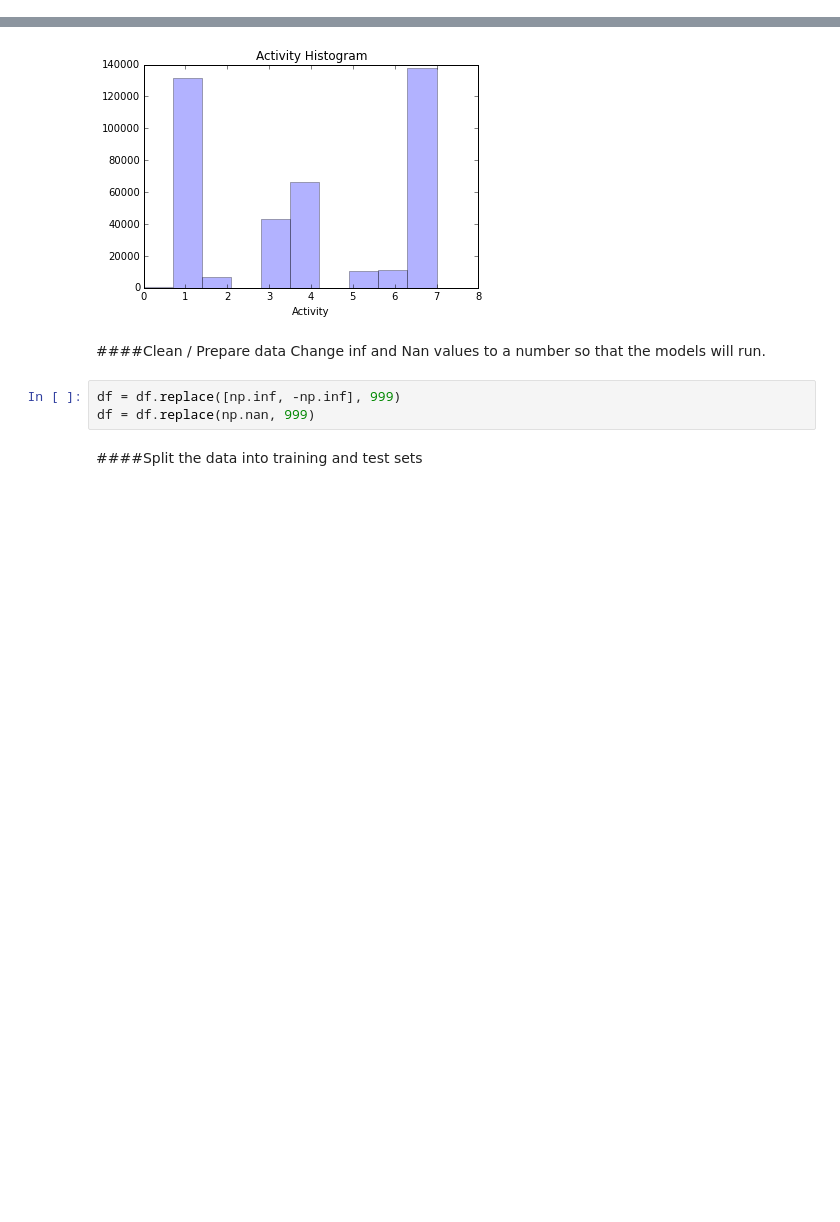
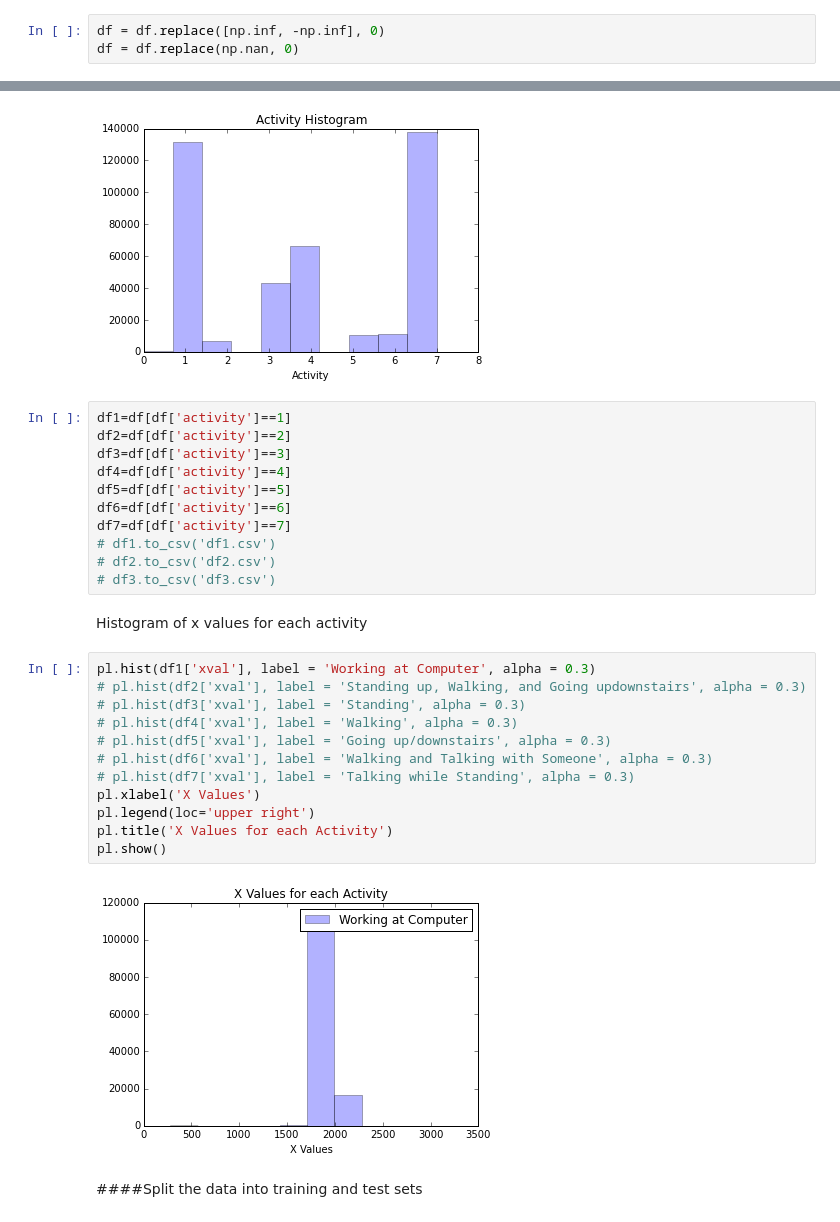
Before and after one commit to molliemarie/DS-Projects, a Jupyter notebook: Accelerometer/accelerometer2.ipynb, the cells around one changed output, grey strips where cells are left out. Drawn from its saved outputs; the diff is of its cells as text; blank space fills up the shorter version.

Commit message:
adding plots

```diff
--- a/Accelerometer/accelerometer2.ipynb
+++ b/Accelerometer/accelerometer2.ipynb
@@ -295,0 +299,3 @@ list(df.columns.values)
+# %%
+df = df.replace([np.inf, -np.inf], 0)
+df = df.replace(np.nan, 0)
@@ -300,12 +310,33 @@ pl.title('Activity Histogram')
 pl.show()
 # %% [output]
 [figure]
-# %% [markdown]
-####Clean / Prepare data
-Change inf and Nan values to a number so that the models will run.
-# %%
-df = df.replace([np.inf, -np.inf], 999)
-df = df.replace(np.nan, 999)
+# %%
+df1=df[df['activity']==1]
+df2=df[df['activity']==2]
+df3=df[df['activity']==3]
+df4=df[df['activity']==4]
+df5=df[df['activity']==5]
+df6=df[df['activity']==6]
+df7=df[df['activity']==7]
+# df1.to_csv('df1.csv')
+# df2.to_csv('df2.csv')
+# df3.to_csv('df3.csv')
+# %% [markdown]
+Histogram of x values for each activity
+# %%
+pl.hist(df1['xval'], label = 'Working at Computer', alpha = 0.3)
+# pl.hist(df2['xval'], label = 'Standing up, Walking, and Going updownstairs', alpha = 0.3)
+# pl.hist(df3['xval'], label = 'Standing', alpha = 0.3)
+# pl.hist(df4['xval'], label = 'Walking', alpha = 0.3)
+# pl.hist(df5['xval'], label = 'Going up/downstairs', alpha = 0.3)
+# pl.hist(df6['xval'], label = 'Walking and Talking with Someone', alpha = 0.3)
+# pl.hist(df7['xval'], label = 'Talking while Standing', alpha = 0.3)
+pl.xlabel('X Values')
+pl.legend(loc='upper right')
+pl.title('X Values for each Activity')
+pl.show()
+# %% [output]
+[figure, added]
 # %% [markdown]
 ####Split the data into training and test sets
 # %%
```
Also changed, not shown: parts of 2 cells of this notebook.
